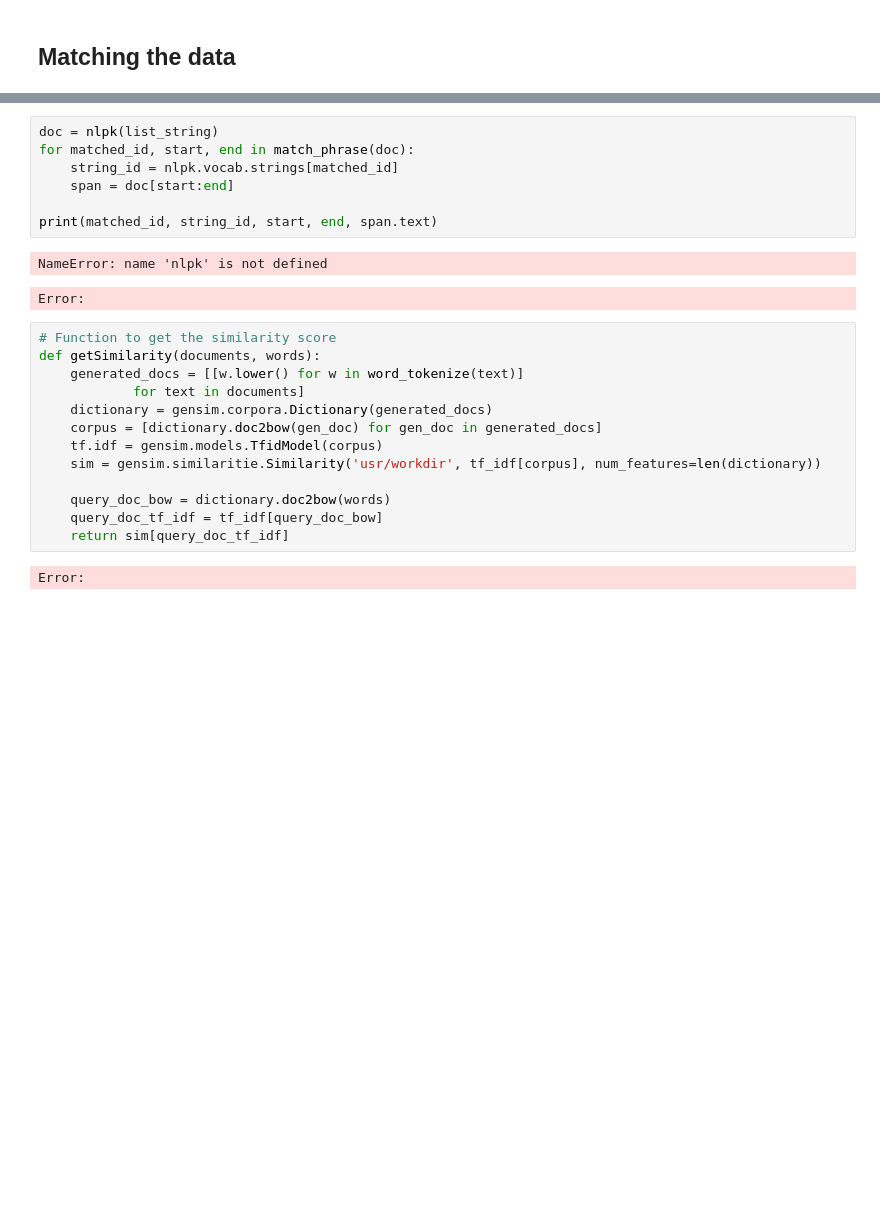
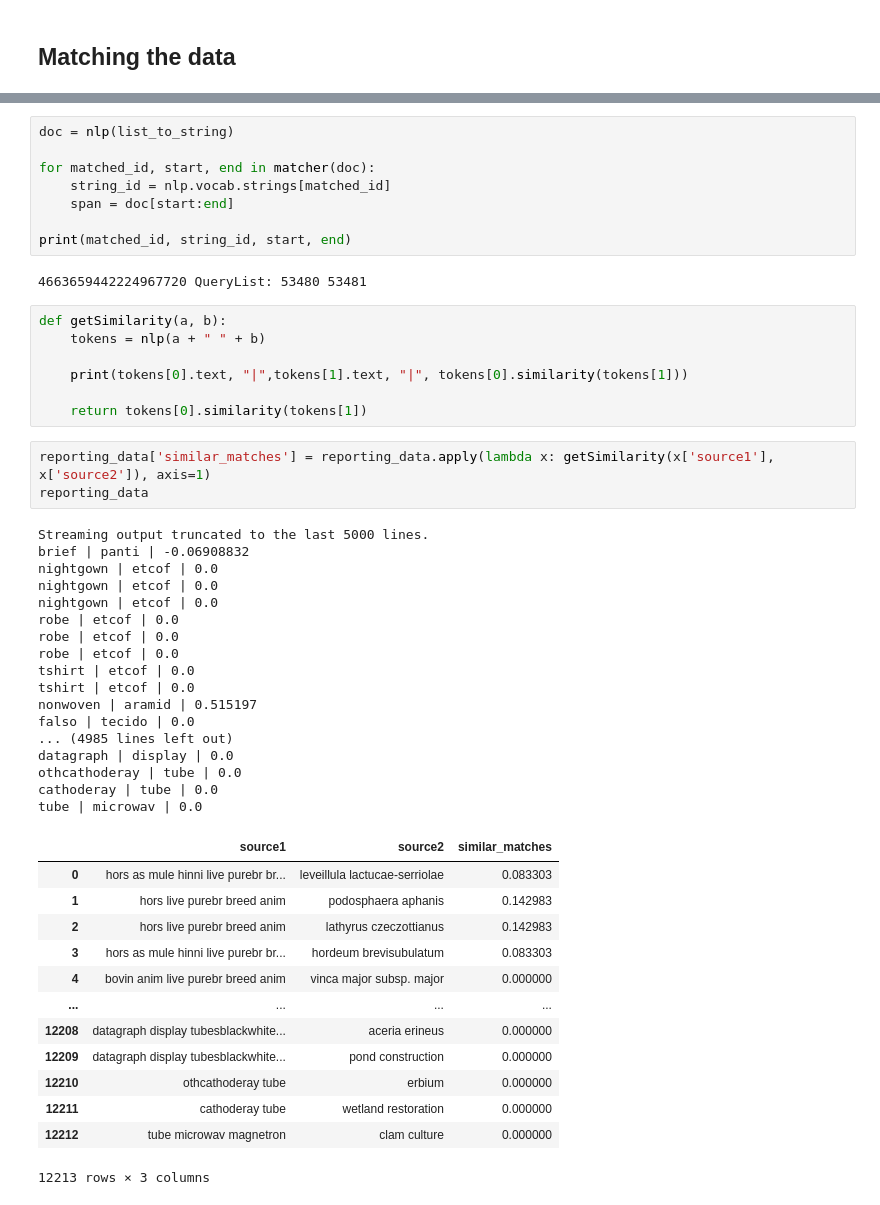
Before and after one commit to franchiseBoyz/Vocabulary_matching, a Jupyter notebook: notebook.ipynb, the cells around one changed output, grey strips where cells are left out. Saved outputs shown, nothing was run; the diff lists cells and outputs as text; blank space fills up the shorter version.

```diff
--- a/notebook.ipynb
+++ b/notebook.ipynb
@@ -287,25 +316,51 @@ Error:
 # %%
-doc = nlpk(list_string)
-for matched_id, start, end in match_phrase(doc):
-    string_id = nlpk.vocab.strings[matched_id]
+doc = nlp(list_to_string)
+
+for matched_id, start, end in matcher(doc):
+    string_id = nlp.vocab.strings[matched_id]
     span = doc[start:end]
 
-print(matched_id, string_id, start, end, span.text)
+print(matched_id, string_id, start, end)
 # %% [output]
-NameError: name 'nlpk' is not defined
+4663659442224967720 QueryList: 53480 53481
-Error:
-# %%
-# Function to get the similarity score
-def getSimilarity(documents, words):
-    generated_docs = [[w.lower() for w in word_tokenize(text)]
-            for text in documents]
-    dictionary = gensim.corpora.Dictionary(generated_docs)
-    corpus = [dictionary.doc2bow(gen_doc) for gen_doc in generated_docs]
-    tf.idf = gensim.models.TfidModel(corpus)
-    sim = gensim.similaritie.Similarity('usr/workdir', tf_idf[corpus], num_features=len(dictionary))
-
-    query_doc_bow = dictionary.doc2bow(words)
-    query_doc_tf_idf = tf_idf[query_doc_bow]
-    return sim[query_doc_tf_idf]
-# %% [output]
-Error:
+# %%
+def getSimilarity(a, b):
+    tokens = nlp(a + " " + b)
+
+    print(tokens[0].text, "|",tokens[1].text, "|", tokens[0].similarity(tokens[1]))
+
+    return tokens[0].similarity(tokens[1])
+# %%
+reporting_data['similar_matches'] = reporting_data.apply(lambda x: getSimilarity(x['source1'], x['source2']), axis=1)
+reporting_data
+# %% [output]
+Streaming output truncated to the last 5000 lines.
+brief | panti | -0.06908832
+nightgown | etcof | 0.0
+nightgown | etcof | 0.0
+nightgown | etcof | 0.0
+robe | etcof | 0.0
+robe | etcof | 0.0
+robe | etcof | 0.0
+tshirt | etcof | 0.0
+tshirt | etcof | 0.0
+nonwoven | aramid | 0.515197
+falso | tecido | 0.0
+... (4985 lines left out)
+datagraph | display | 0.0
+othcathoderay | tube | 0.0
+cathoderay | tube | 0.0
+tube | microwav | 0.0
+|  | source1 | source2 | similar_matches |
+| 0 | hors as mule hinni live purebr br... | leveillula lactucae-serriolae | 0.083303 |
+| 1 | hors live purebr breed anim | podosphaera aphanis | 0.142983 |
+| 2 | hors live purebr breed anim | lathyrus czeczottianus | 0.142983 |
+| 3 | hors as mule hinni live purebr br... | hordeum brevisubulatum | 0.083303 |
+| 4 | bovin anim live purebr breed anim | vinca major subsp. major | 0.000000 |
+| ... | ... | ... | ... |
+| 12208 | datagraph display tubesblackwhite... | aceria erineus | 0.000000 |
+| 12209 | datagraph display tubesblackwhite... | pond construction | 0.000000 |
+| 12210 | othcathoderay tube | erbium | 0.000000 |
+| 12211 | cathoderay tube | wetland restoration | 0.000000 |
+| 12212 | tube microwav magnetron | clam culture | 0.000000 |
+12213 rows × 3 columns
```
Also changed, not shown: parts of 23 cells of this notebook.
